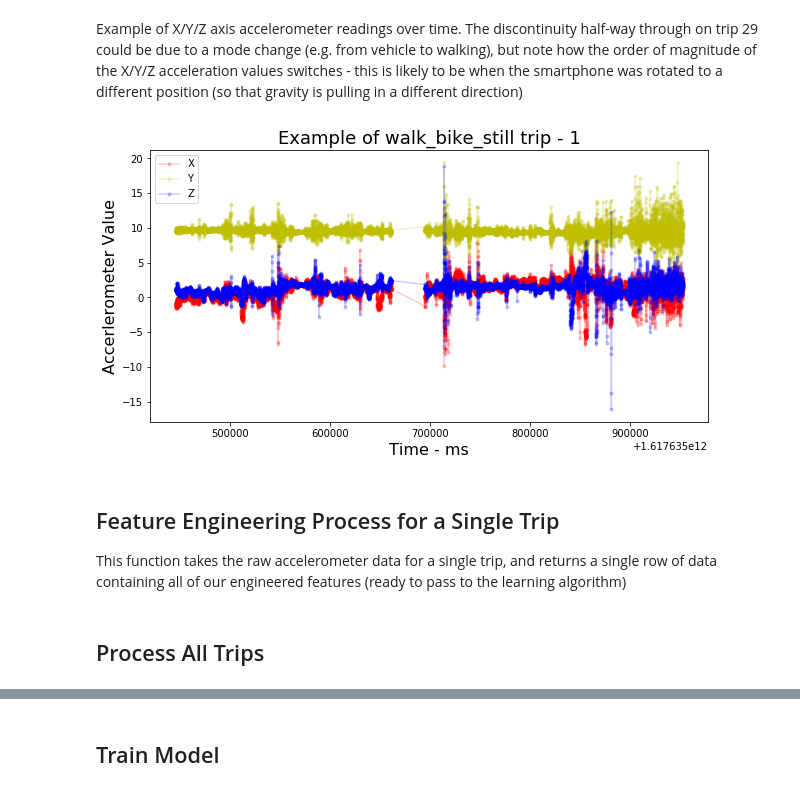
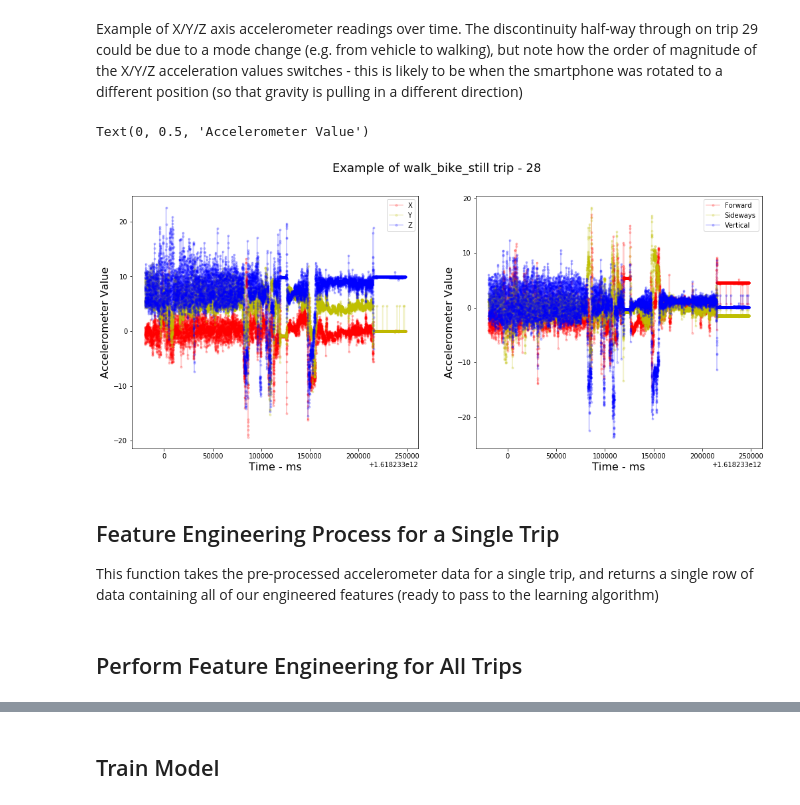
Before and after one commit to dolmas1/zego_telematics, a Jupyter notebook: sam_dolman_analysis.ipynb, the cells around one changed output, grey strips where cells are left out. Drawn from its saved outputs; the diff is of its cells as text; code cells hidden in the pictures.

```diff
--- a/sam_dolman_analysis.ipynb
+++ b/sam_dolman_analysis.ipynb
@@ -100,0 +178,4 @@ Most trips are around 15-20 minutes in length - there is more we could do with t
+# %%
+# Pre-process all of the trips:
+for trip_id in trips:
+    trips[trip_id] = pre_process_trip(trips[trip_id])
@@ -121,23 +211,30 @@ Example of X/Y/Z axis accelerometer readings over time. The discontinuity half-w
 # %%
 non_car_example = np.random.choice(trip_classes[trip_classes['trip_type'] != 'car']['trip_id'])
 non_car_example_trip = trips[non_car_example]
 
-plt.figure(figsize=(10,5))
+fig, axs = plt.subplots(1, 2, figsize=(17,7))
 
-plt.plot(non_car_example_trip['timestamp'], non_car_example_trip['ValueX'], '.r-', label = 'X', alpha = 0.2)
-plt.plot(non_car_example_trip['timestamp'], non_car_example_trip['ValueY'], '.y-', label = 'Y', alpha = 0.2)
-plt.plot(non_car_example_trip['timestamp'], non_car_example_trip['ValueZ'], '.b-', label = 'Z', alpha = 0.2)
+fig.suptitle('Example of walk_bike_still trip - ' + str(non_car_example), size=18)
 
-plt.legend()
-plt.title('Example of walk_bike_still trip - ' + str(non_car_example), size=18)
-plt.xlabel('Time - ms', size = 16)
-plt.ylabel('Accerlerometer Value', size = 16)
-plt.show()
+axs[0].plot(non_car_example_trip['timestamp'], non_car_example_trip['ValueX'], '.r-', label = 'X', alpha = 0.2)
+axs[0].plot(non_car_example_trip['timestamp'], non_car_example_trip['ValueY'], '.y-', label = 'Y', alpha = 0.2)
+axs[0].plot(non_car_example_trip['timestamp'], non_car_example_trip['ValueZ'], '.b-', label = 'Z', alpha = 0.2)
+axs[0].legend()
+axs[0].set_xlabel('Time - ms', size = 16)
+axs[0].set_ylabel('Accelerometer Value', size = 16)
+
+axs[1].plot(non_car_example_trip['timestamp'], non_car_example_trip['Forward'], '.r-', label = 'Forward', alpha = 0.2)
+axs[1].plot(non_car_example_trip['timestamp'], non_car_example_trip['Sideways'], '.y-', label = 'Sideways', alpha = 0.2)
+axs[1].plot(non_car_example_trip['timestamp'], non_car_example_trip['Vertical'], '.b-', label = 'Vertical', alpha = 0.2)
+axs[1].legend()
+axs[1].set_xlabel('Time - ms', size = 16)
+axs[1].set_ylabel('Accelerometer Value', size = 16)
 # %% [output]
+Text(0, 0.5, 'Accelerometer Value')
-[figure, old version]
+[figure, new version]
 # %% [markdown]
 ## Feature Engineering Process for a Single Trip
 
-This function takes the raw accelerometer data for a single trip, and returns a single row of data containing all of our engineered features (ready to pass to the learning algorithm)
+This function takes the pre-processed accelerometer data for a single trip, and returns a single row of data containing all of our engineered features (ready to pass to the learning algorithm)
 # %%
 def process_single_trip(trip):
@@ -182,5 +268,5 @@ trip = trips[0]
 # %% [markdown]
-## Process All Trips
+## Perform Feature Engineering for All Trips
 # %%
 # Creates dataframe with one row per trip, containing all feature engineered columns:
 model_data = pd.DataFrame({trip_id: process_single_trip(trips[trip_id]) for trip_id in trips}).transpose()
```
Also changed, not shown: parts of 20 cells of this notebook.
